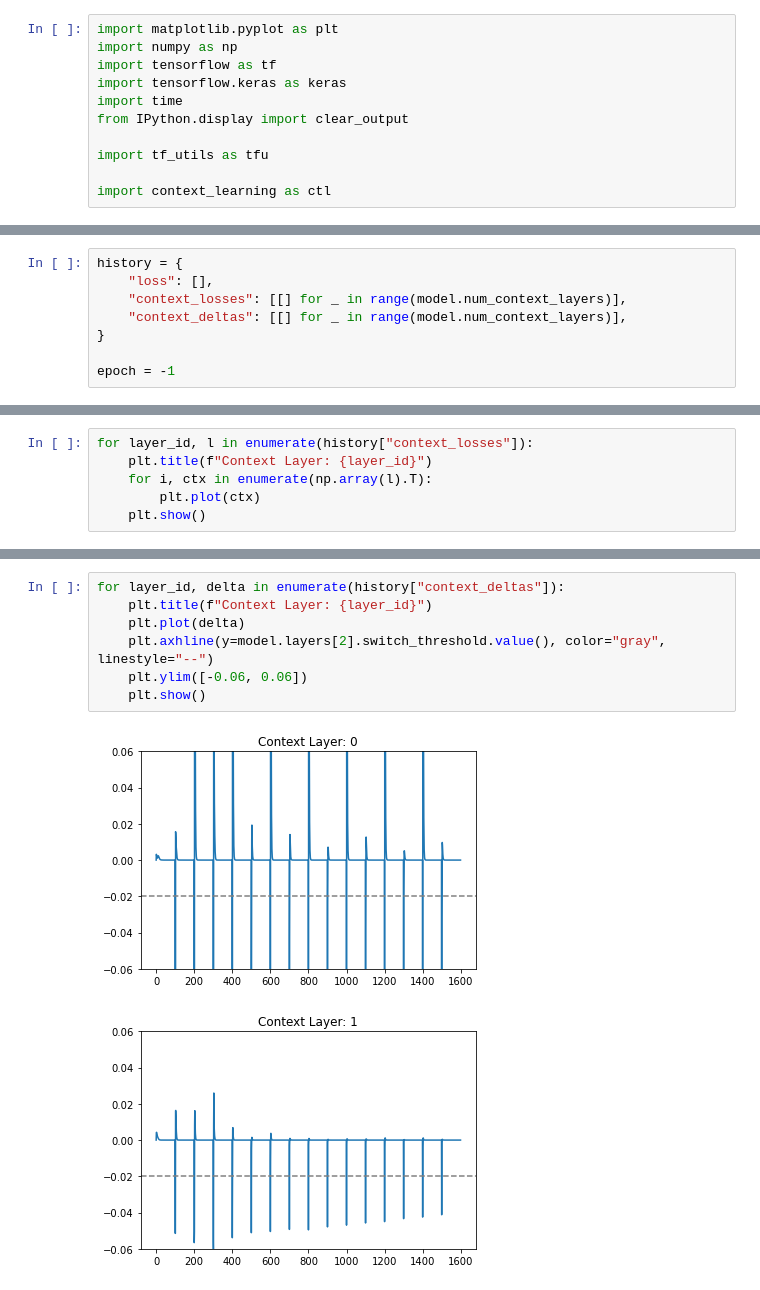
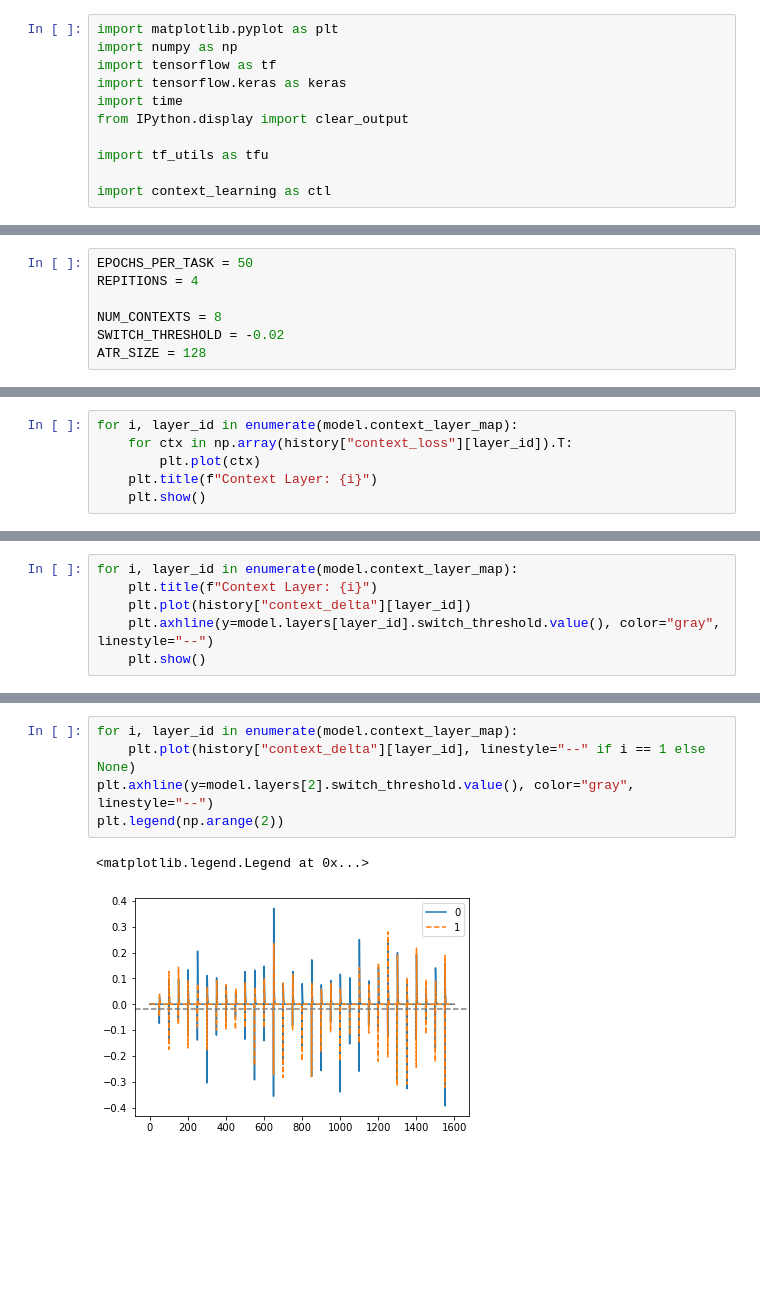
Before and after one commit to DLii-Research/context-learning, a Jupyter notebook: MultiLayer.ipynb, the cells around one changed output, grey strips where cells are left out. Saved outputs shown, nothing was run; the diff lists cells and outputs as text; blank space fills up the shorter version.

Commit message:
Current progress on multi-layer experiments... Will need to rework stuff first.

```diff
--- a/MultiLayer.ipynb
+++ b/MultiLayer.ipynb
@@ -98,8 +72,0 @@ _________________________________________________________________
-# %%
-history = {
-    "loss": [],
-    "context_losses": [[] for _ in range(model.num_context_layers)],
-    "context_deltas": [[] for _ in range(model.num_context_layers)],
-}
-
-epoch = -1
@@ -114,0 +75,7 @@ context_sequence = []
+# %%
+EPOCHS_PER_TASK = 50
+REPITIONS = 4
+
+NUM_CONTEXTS = 8
+SWITCH_THRESHOLD = -0.02
+ATR_SIZE = 128
@@ -184,0 +190,6 @@ plt.plot(history["loss"])
+# %%
+for i, layer_id in enumerate(model.context_layer_map):
+    for ctx in np.array(history["context_loss"][layer_id]).T:
+        plt.plot(ctx)
+    plt.title(f"Context Layer: {i}")
+    plt.show()
@@ -185,7 +199,7 @@ plt.plot(history["loss"])
 # %%
-for layer_id, l in enumerate(history["context_losses"]):
-    plt.title(f"Context Layer: {layer_id}")
-    for i, ctx in enumerate(np.array(l).T):
-        plt.plot(ctx)
+for i, layer_id in enumerate(model.context_layer_map):
+    plt.title(f"Context Layer: {i}")
+    plt.plot(history["context_delta"][layer_id])
+    plt.axhline(y=model.layers[layer_id].switch_threshold.value(), color="gray", linestyle="--")
     plt.show()
 # %% [output]
@@ -194,10 +208,8 @@ for layer_id, l in enumerate(history["context_losses"]):
 # %%
-for layer_id, delta in enumerate(history["context_deltas"]):
-    plt.title(f"Context Layer: {layer_id}")
-    plt.plot(delta)
-    plt.axhline(y=model.layers[2].switch_threshold.value(), color="gray", linestyle="--")
-    plt.ylim([-0.06, 0.06])
-    plt.show()
+for i, layer_id in enumerate(model.context_layer_map):
+    plt.plot(history["context_delta"][layer_id], linestyle="--" if i == 1 else None)
+plt.axhline(y=model.layers[2].switch_threshold.value(), color="gray", linestyle="--")
+plt.legend(np.arange(2))
 # %% [output]
+<matplotlib.legend.Legend at 0x...>
-[figure, old version]
+[figure, new version]
-[figure, removed]
```
Also changed, not shown: parts of 30 cells of this notebook.
